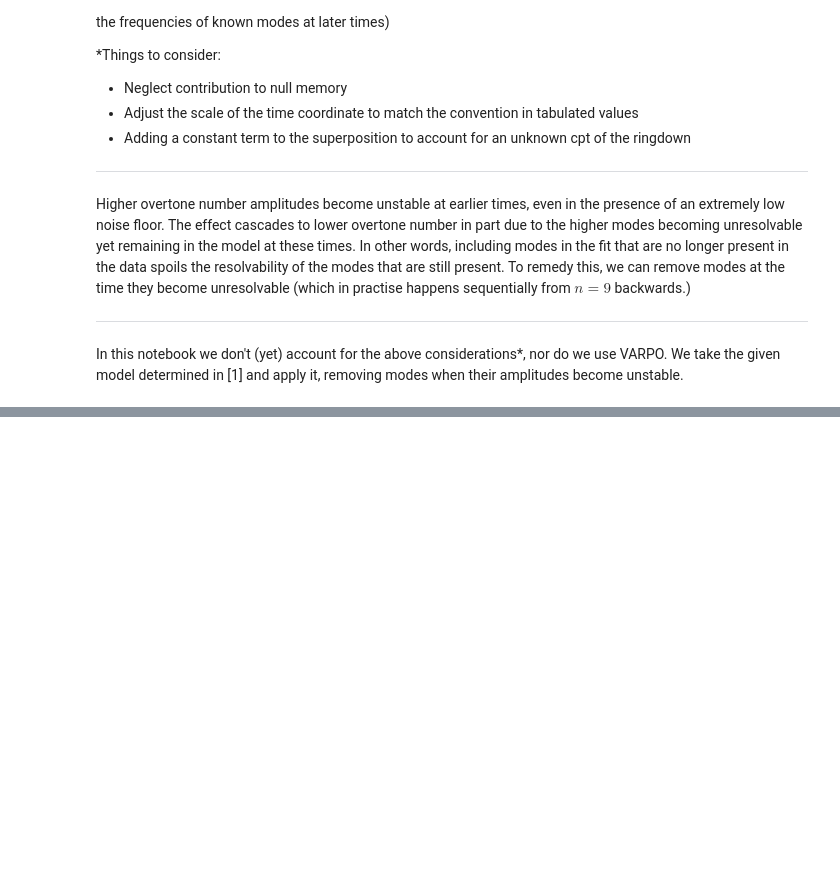
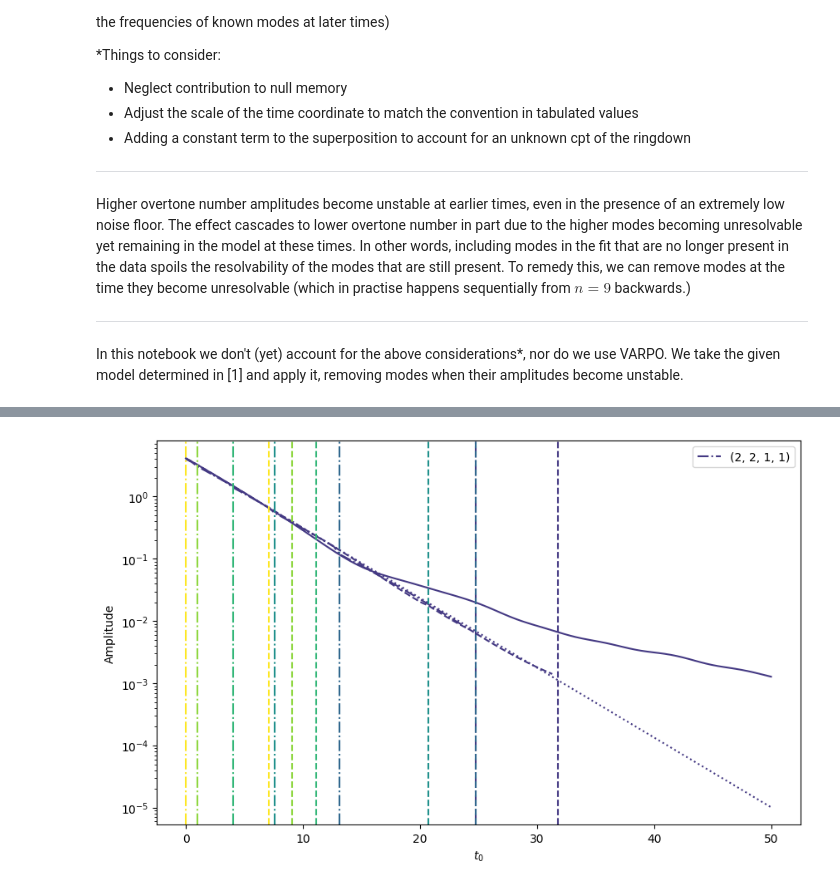
Before and after one commit to BGP-QNM-FITS/bgp_qnm_fits, a Jupyter notebook: qnm_removal.ipynb, the cells around one changed output, grey strips where cells are left out. Drawn from its saved outputs; the diff is of its cells as text; code cells hidden in the pictures; blank space fills up the shorter version.

```diff
--- a/qnm_removal.ipynb
+++ b/qnm_removal.ipynb
@@ -47,0 +68,3 @@ spherical_mode = (2, 2)
+# %%
+start_times = np.linspace(T0, T, 100)
+qnm_ordering = [(2, 2, n, 1) for n in np.arange(n_max, -1, -1)]
@@ -198,15 +157,0 @@ hyperparam_rule_dict = {
-# %%
-tuned_param_dict = get_tuned_params(
-    param_dict_sim_lm[id],
-    tuning_hyperparams,
-    hyperparam_rule_dict,
-    spherical_modes=[spherical_mode],
-)
-qnm_ordering = [(2, 2, n, 1) for n in np.arange(n_max, -1, -1)]
-
-qnm_list_timeseries = []
-qnm_list_new = qnm_list.copy()
-data_times = sim_main.times
-data = sim_main.h
-spherical_modes = [spherical_mode]
-threshold_sig = -5
@@ -282,0 +206,51 @@ Fisher matrix computation time:  0.11956024169921875
+# %%
+colours = plt.cm.viridis(np.linspace(0, 1, len(qnm_list)))
+
+fig, ax = plt.subplots(figsize=(10, 6))
+
+view_qnms = [(2, 2, n, 1) for n in np.arange(1, 2)]
+view_qnm_indices = [qnm_list.index(qnm) for qnm in view_qnms]
+
+for i, (qnm, index) in enumerate(zip(view_qnms, view_qnm_indices)):
+    ax.plot(
+        start_times, np.abs(amplitude_dict_s[qnm]), label=f"{qnm}", color=colours[index], ls='-.'
+    )
+    ax.plot(
+        start_times, np.abs(amplitude_dict[qnm]), color=colours[index], ls='--',
+    )
+    ax.plot(
+        start_times, np.abs(amplitude_array[:, index]), color=colours[index], ls='-'
+    )
+
+    ax.plot(
+        start_times,
+        np.abs(peak_amplitudes[index])
+        * np.exp(omega_list[index].imag * (start_times)),
+        linestyle=":",
+        color=colours[index],
+    )
+
+    # Find the first occurrence of NaN and draw a vertical line
+    #nan_index_s = np.where(np.isnan(amplitude_dict_s[qnm]))[0][0]
+    #nan_index = np.where(np.isnan(amplitude_dict[qnm]))[0][0]
+    #ax.axvline(x=start_times[nan_index_s -1], color=colours[index], linestyle='--')
+    #ax.axvline(x=start_times[nan_index - 1], color=colours[index], linestyle='--')
+
+for i, qnm in enumerate(qnm_list):
+    nan_indices_s = np.where(np.isnan(amplitude_dict_s[qnm]))[0]
+    nan_indices = np.where(np.isnan(amplitude_dict[qnm]))[0]
+
+    if len(nan_indices_s) > 0:
+        ax.axvline(x=start_times[nan_indices_s[0]], color=colours[i], ls='-.')
+    if len(nan_indices) > 0:
+        ax.axvline(x=start_times[nan_indices[0]], color=colours[i], ls='--')
+
+ax.set_yscale("log")
+#ax.set_ylim(1e-1, 1e2)
+#ax.set_xlim(T0, 20)
+ax.set_xlabel(r"$t_0$")
+ax.set_ylabel("Amplitude")
+ax.legend()
+plt.show()
+# %% [output]
+[figure, added]
```
Also changed, not shown: parts of 21 cells of this notebook, 8 other files.
